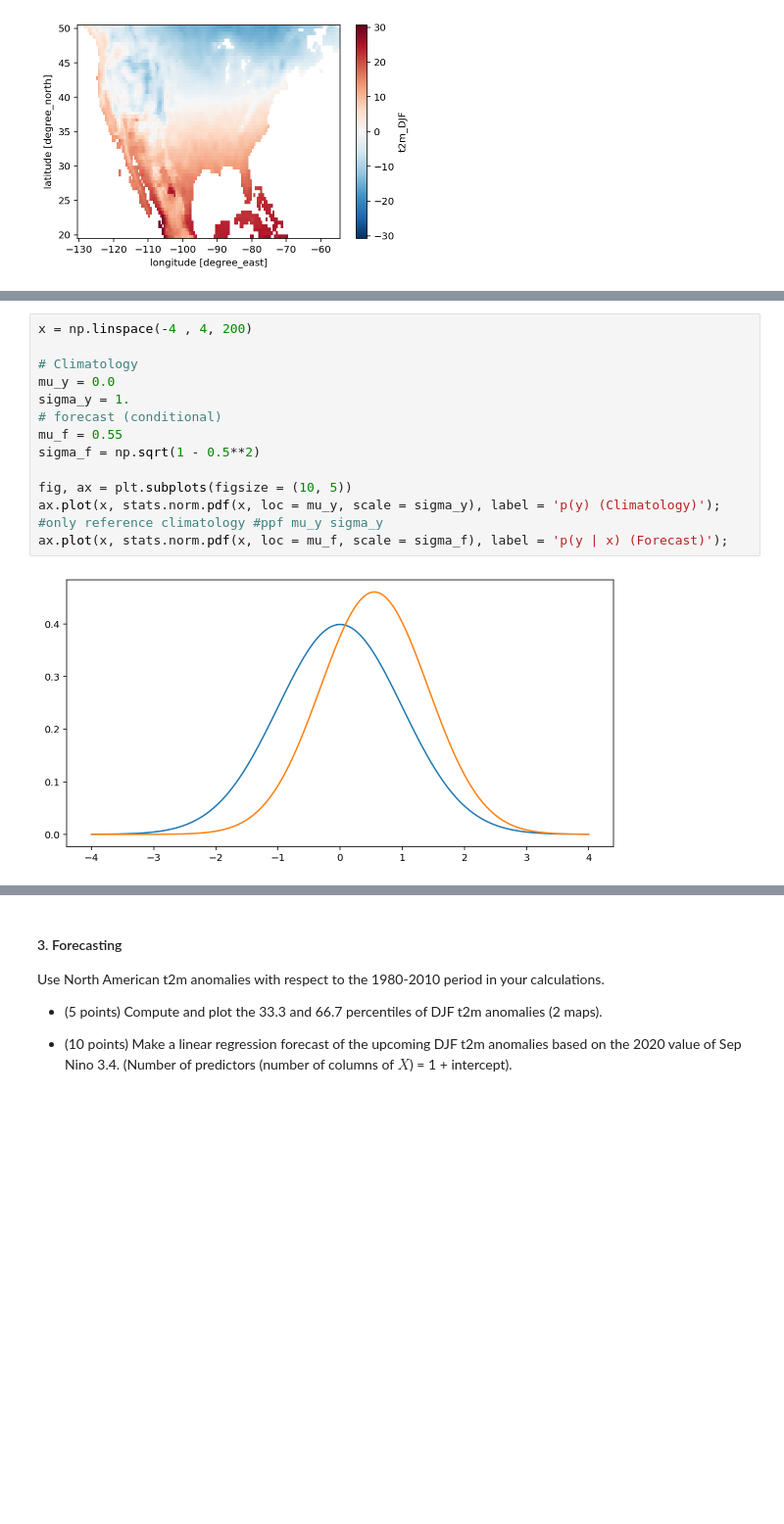
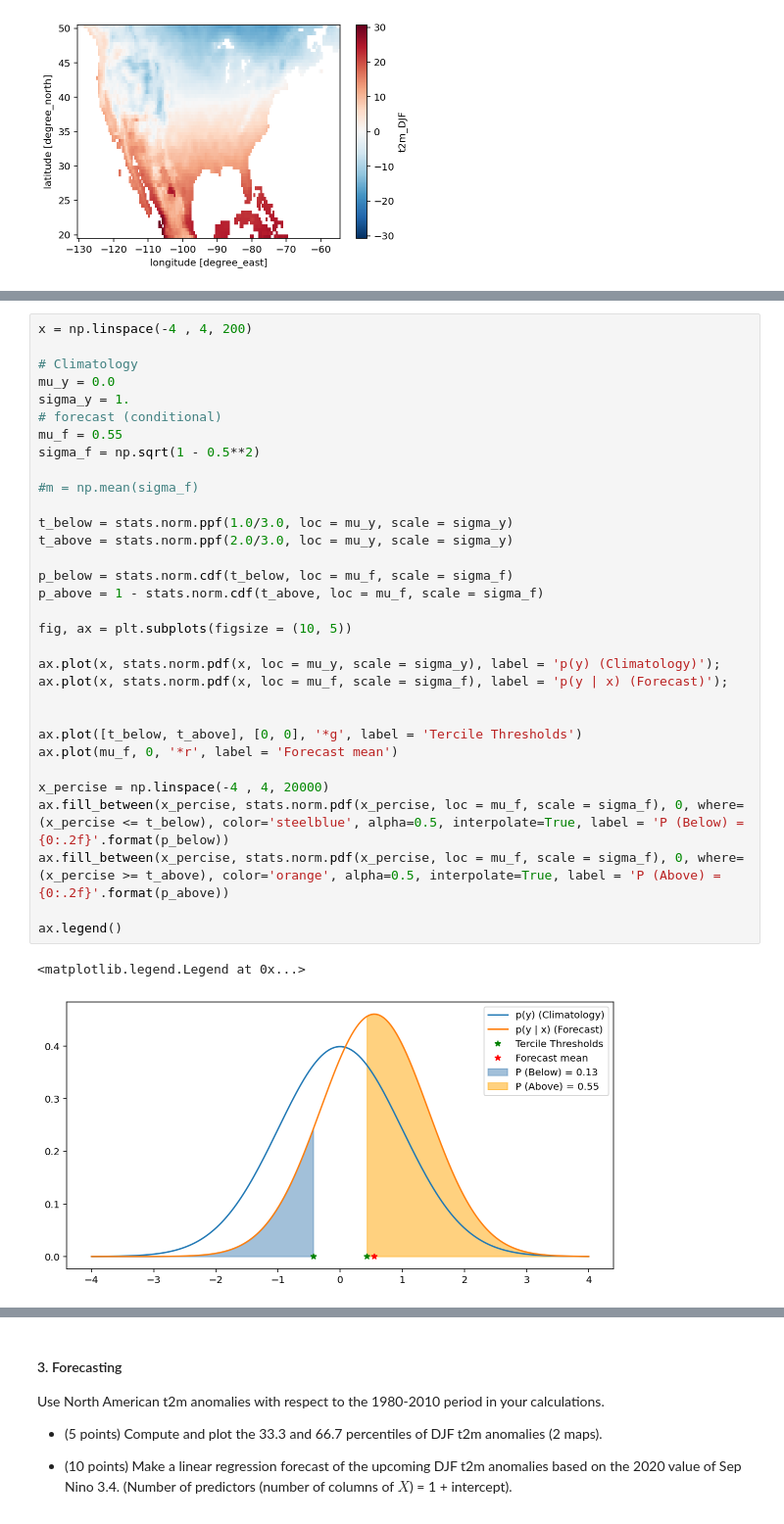
Before and after one commit to jp3993/apma4990-jp3993, a Jupyter notebook: HW-05.ipynb, the cells around one changed output, grey strips where cells are left out. Shown at 98% size. Saved outputs shown, nothing was run; the diff lists cells and outputs as text; blank space fills up the shorter version.

```diff
--- a/HW-05.ipynb
+++ b/HW-05.ipynb
@@ -593,15 +593,35 @@ t2m_DJF_ds.t2m_DJF.mean('T').plot();
 # %%
 x = np.linspace(-4 , 4, 200)
 
 # Climatology
 mu_y = 0.0
 sigma_y = 1.
 # forecast (conditional)
 mu_f = 0.55
 sigma_f = np.sqrt(1 - 0.5**2)
 
+#m = np.mean(sigma_f)
+
+t_below = stats.norm.ppf(1.0/3.0, loc = mu_y, scale = sigma_y)
+t_above = stats.norm.ppf(2.0/3.0, loc = mu_y, scale = sigma_y)
+
+p_below = stats.norm.cdf(t_below, loc = mu_f, scale = sigma_f)
+p_above = 1 - stats.norm.cdf(t_above, loc = mu_f, scale = sigma_f)
+
 fig, ax = plt.subplots(figsize = (10, 5))
-ax.plot(x, stats.norm.pdf(x, loc = mu_y, scale = sigma_y), label = 'p(y) (Climatology)');  #only reference climatology #ppf mu_y sigma_y
+
+ax.plot(x, stats.norm.pdf(x, loc = mu_y, scale = sigma_y), label = 'p(y) (Climatology)');
 ax.plot(x, stats.norm.pdf(x, loc = mu_f, scale = sigma_f), label = 'p(y | x) (Forecast)');
+
+
+ax.plot([t_below, t_above], [0, 0], '*g', label = 'Tercile Thresholds')
+ax.plot(mu_f, 0, '*r', label = 'Forecast mean')
+
+x_percise = np.linspace(-4 , 4, 20000)
+ax.fill_between(x_percise, stats.norm.pdf(x_percise, loc = mu_f, scale = sigma_f), 0, where=(x_percise <= t_below), color='steelblue', alpha=0.5, interpolate=True, label = 'P (Below) = {0:.2f}'.format(p_below))
+ax.fill_between(x_percise, stats.norm.pdf(x_percise, loc = mu_f, scale = sigma_f), 0, where=(x_percise >= t_above), color='orange', alpha=0.5, interpolate=True, label = 'P (Above) = {0:.2f}'.format(p_above))
+
+ax.legend()
 # %% [output]
+<matplotlib.legend.Legend at 0x...>
-[figure, old version]
+[figure, new version]
```
Also changed, not shown: parts of 9 cells of this notebook.
